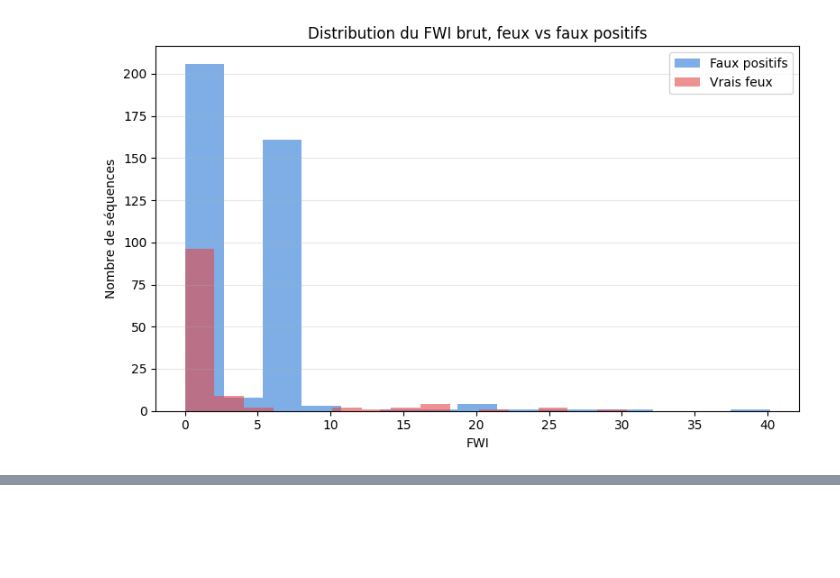
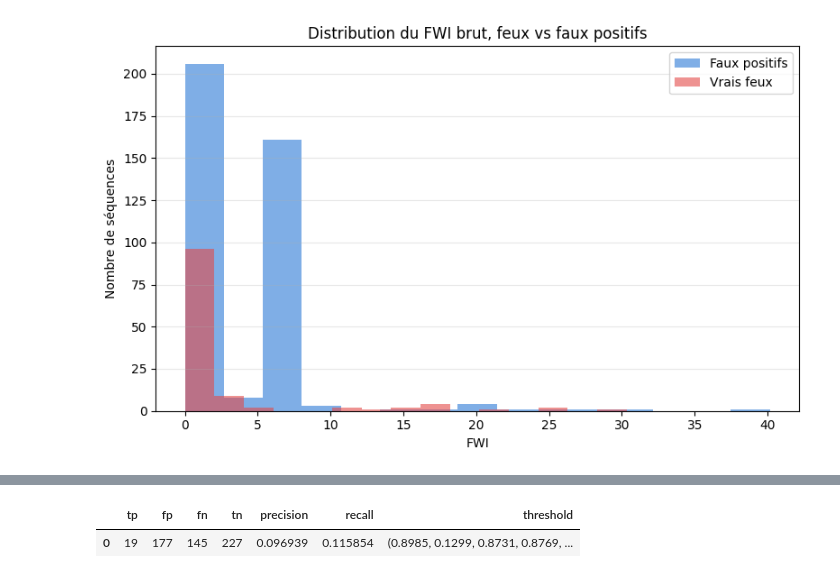
Before and after one commit to Octavien41/HACK-PYRON, a Jupyter notebook: main.ipynb, the cells around one changed output, grey strips where cells are left out. Saved outputs shown, nothing was run; the diff lists cells and outputs as text; code cells hidden in the pictures; blank space fills up the shorter version.

```diff
--- a/main.ipynb
+++ b/main.ipynb
@@ -459,0 +418,5 @@ plt.show()
+# %%
+df_results
+# %% [output]
+|  | tp | fp | fn | tn | precision | recall | threshold |
+| 0 | 19 | 177 | 145 | 227 | 0.096939 | 0.115854 | (0.8985, 0.1299, 0.8731, 0.8769, ... |
```
Also changed, not shown: parts of 3 cells of this notebook, 1 other file.
